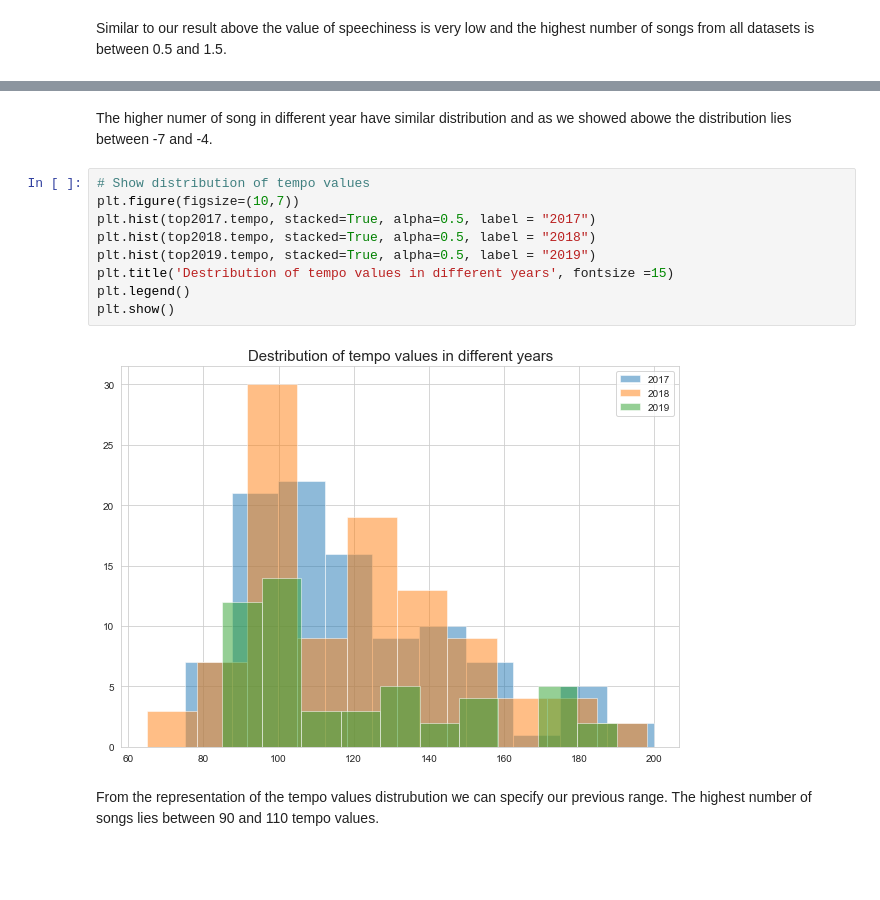
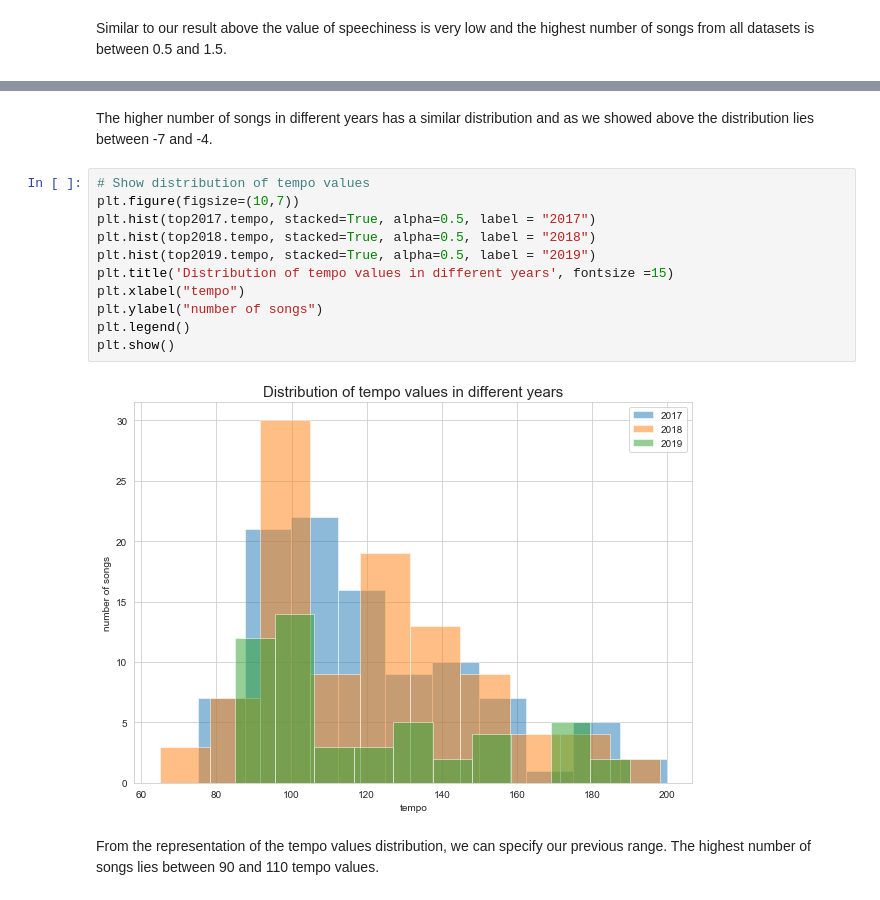
Before and after one commit to fneitzel/DataAnalysisOnMusicPreferences, a Jupyter notebook: exploration/comparison_top_songs_from_2017_18_19.ipynb, the cells around one changed output, grey strips where cells are left out. Cells and saved outputs as stored; diff of their text form; blank space fills up the shorter version.

```diff
--- a/exploration/comparison_top_songs_from_2017_18_19.ipynb
+++ b/exploration/comparison_top_songs_from_2017_18_19.ipynb
@@ -583,18 +461,20 @@ plt.show()
 # %% [markdown]
-The higher numer of song in different year have similar distribution and as we showed abowe the distribution lies between -7 and -4.
+The higher number of songs in different years has a similar distribution and as we showed above the distribution lies between -7 and -4.
 # %%
 # Show distribution of tempo values
 plt.figure(figsize=(10,7))
 plt.hist(top2017.tempo, stacked=True, alpha=0.5, label = "2017")
 plt.hist(top2018.tempo, stacked=True, alpha=0.5, label = "2018")
 plt.hist(top2019.tempo, stacked=True, alpha=0.5, label = "2019")
-plt.title('Destribution of tempo values in different years', fontsize =15)
+plt.title('Distribution of tempo values in different years', fontsize =15)
+plt.xlabel("tempo")
+plt.ylabel("number of songs")
 plt.legend()
 plt.show()
 # %% [output]
-[figure, old version]
+[figure, new version]
 # %% [markdown]
-From the representation of the tempo values distrubution we can specify our previous range. The highest number of songs lies between 90 and 110 tempo values.
+From the representation of the tempo values distribution, we can specify our previous range. The highest number of songs lies between 90 and 110 tempo values.
 # %%
 # Show distribution of duration values
 plt.figure(figsize=(10,7))
```
Also changed, not shown: parts of 34 cells of this notebook.
